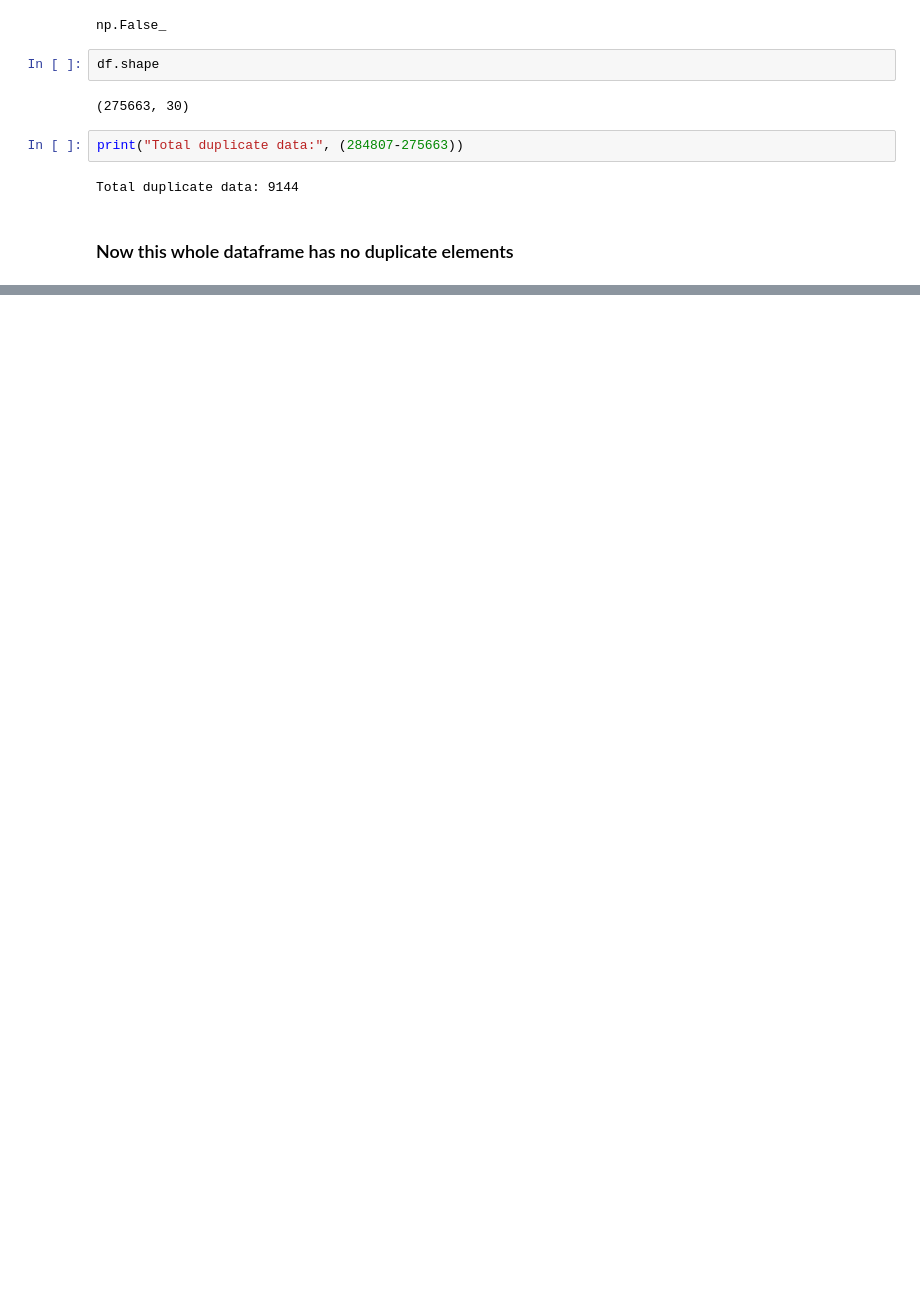
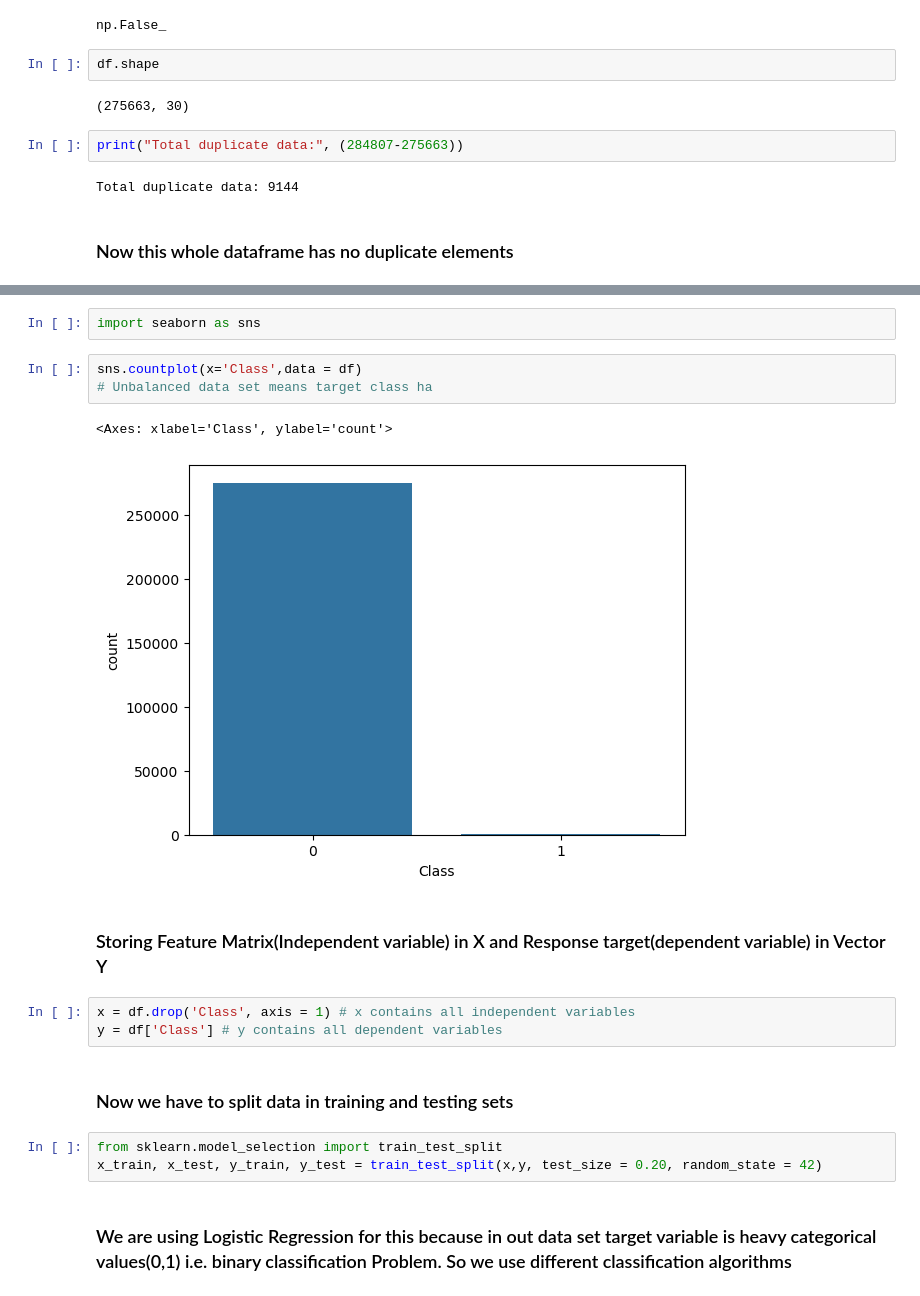
Before and after one commit to anandvardhan558/credit-card-fraud-detection, a Jupyter notebook: notebooks/Untitled.ipynb, the cells around one changed output, grey strips where cells are left out. Cells and saved outputs as stored; diff of their text form; blank space fills up the shorter version.

```diff
--- a/notebooks/Untitled.ipynb
+++ b/notebooks/Untitled.ipynb
@@ -149,0 +158,20 @@ Total duplicate data: 9144
+# %%
+import seaborn as sns
+# %%
+sns.countplot(x='Class',data = df)
+# Unbalanced data set means target class ha
+# %% [output]
+<Axes: xlabel='Class', ylabel='count'>
+[figure, added]
+# %% [markdown]
+### Storing Feature Matrix(Independent variable) in X and Response target(dependent variable) in Vector Y
+# %%
+x = df.drop('Class', axis = 1) # x contains all independent variables
+y = df['Class'] # y contains all dependent variables
+# %% [markdown]
+### Now we have to split data in training and testing sets
+# %%
+from sklearn.model_selection import train_test_split
+x_train, x_test, y_train, y_test = train_test_split(x,y, test_size = 0.20, random_state = 42)
+# %% [markdown]
+### We are using Logistic Regression for this because in out data set target variable is heavy categorical values(0,1) i.e. binary classification Problem. So we use different classification algorithms
```
Also changed, not shown: parts of 4 cells of this notebook.
